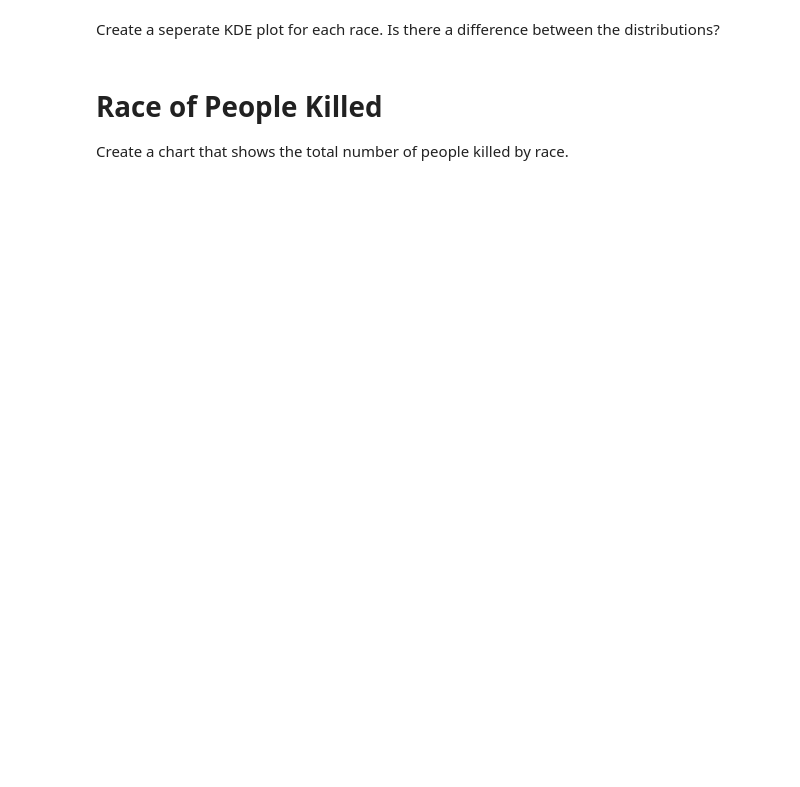
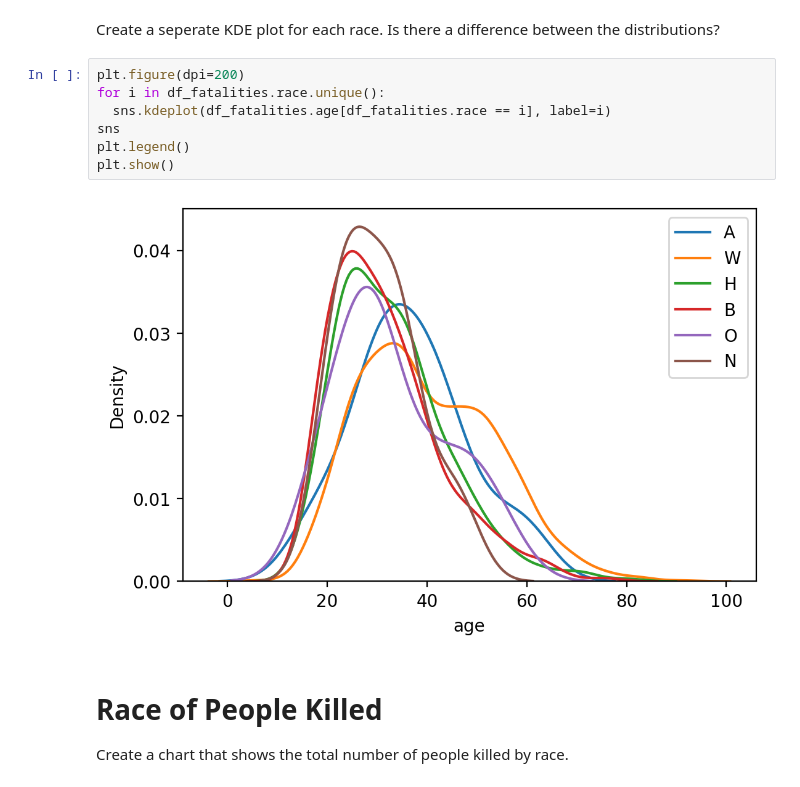
Before and after one commit to alex-coch/100-Days-of-Code---The-Complete-Python-Pro-Bootcamp-for-2021, a Jupyter notebook: 99-Analyse Deaths involving Police in the United States/Fatal_Force_(start).ipynb, the cells around one changed output. Cells and saved outputs as stored; diff of their text form; blank space fills up the shorter version.

```diff
--- a/99-Analyse Deaths involving Police in the United States/Fatal_Force_(start).ipynb
+++ b/99-Analyse Deaths involving Police in the United States/Fatal_Force_(start).ipynb
@@ -469,5 +497,14 @@ Create a histogram and KDE plot that shows the distribution of ages of the peopl
 # %% [markdown]
 Create a seperate KDE plot for each race. Is there a difference between the distributions?
+# %%
+plt.figure(dpi=200)
+for i in df_fatalities.race.unique():
+  sns.kdeplot(df_fatalities.age[df_fatalities.race == i], label=i)
+sns
+plt.legend()
+plt.show()
+# %% [output]
+[figure, added]
 # %% [markdown]
 # Race of People Killed
 
```
Also changed, not shown: parts of 5 cells of this notebook.
